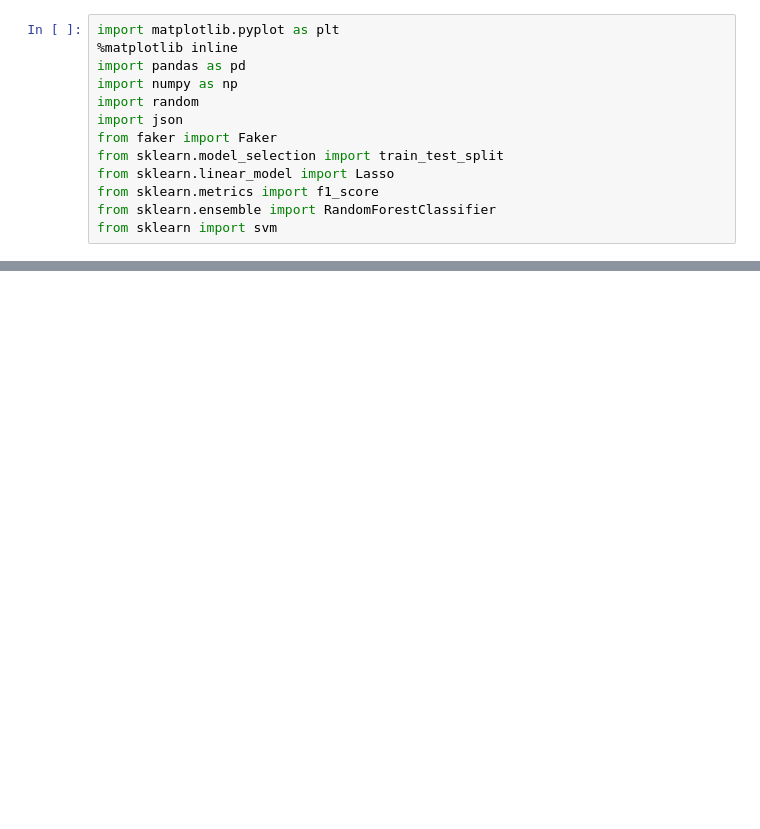
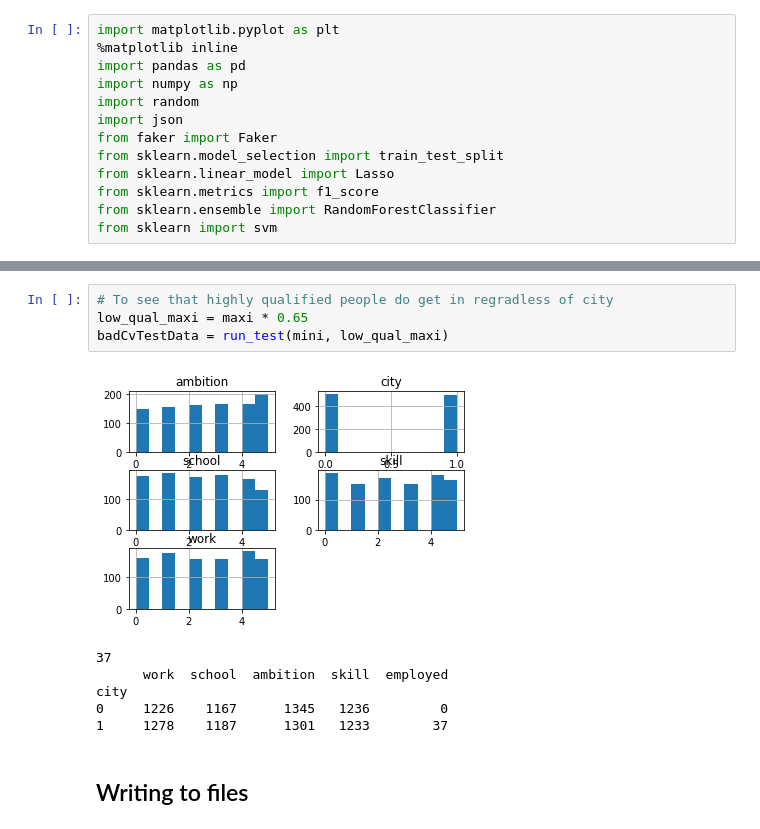
Before and after one commit to AliaElKattan/survivalofthebestfit, a Jupyter notebook: data-engineering/biased-data-gen.ipynb, the cells around one changed output, grey strips where cells are left out. Saved outputs shown, nothing was run; the diff lists cells and outputs as text; blank space fills up the shorter version.

```diff
--- a/data-engineering/biased-data-gen.ipynb
+++ b/data-engineering/biased-data-gen.ipynb
@@ -262,0 +155,13 @@ city
+# %%
+# To see that highly qualified people do get in regradless of city
+low_qual_maxi = maxi * 0.65
+badCvTestData = run_test(mini, low_qual_maxi)
+# %% [output]
+[figure, added]
+37
+      work  school  ambition  skill  employed
+city
+0     1226    1167      1345   1236         0
+1     1278    1187      1301   1233        37
+# %% [markdown]
+## Writing to files
```
Also changed, not shown: parts of 17 cells of this notebook, 17 other files.
